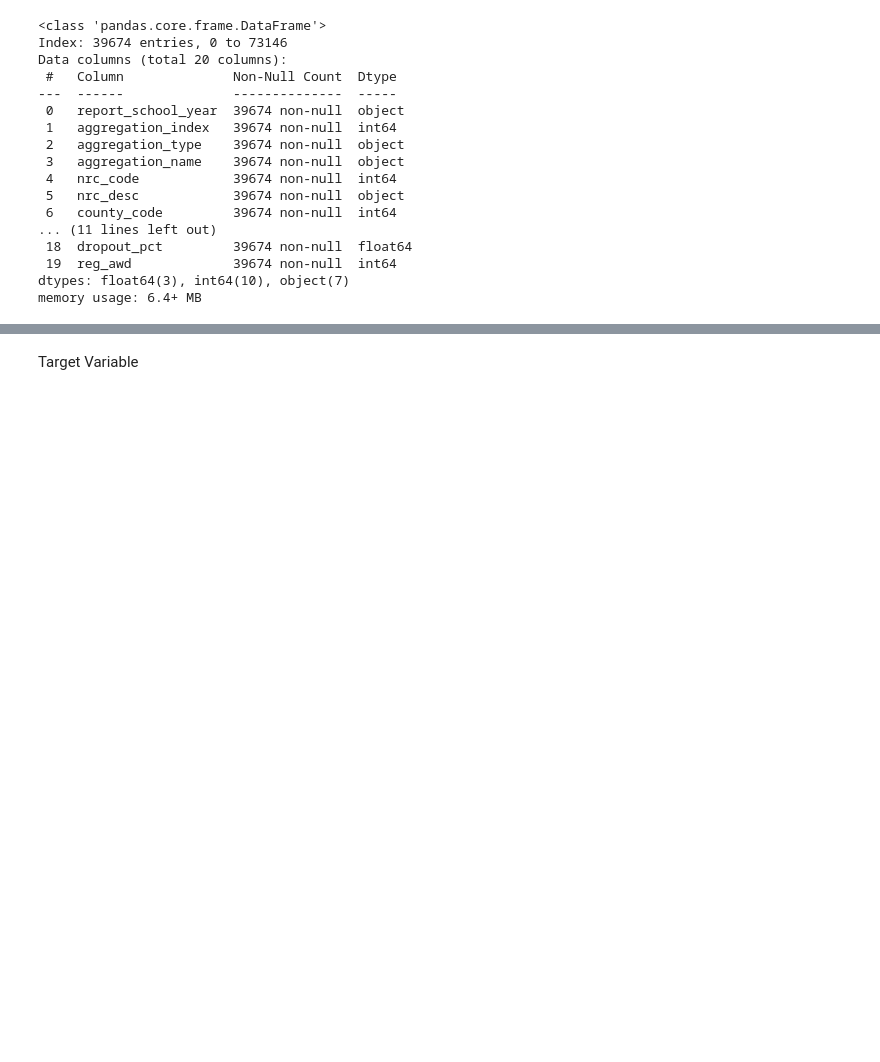
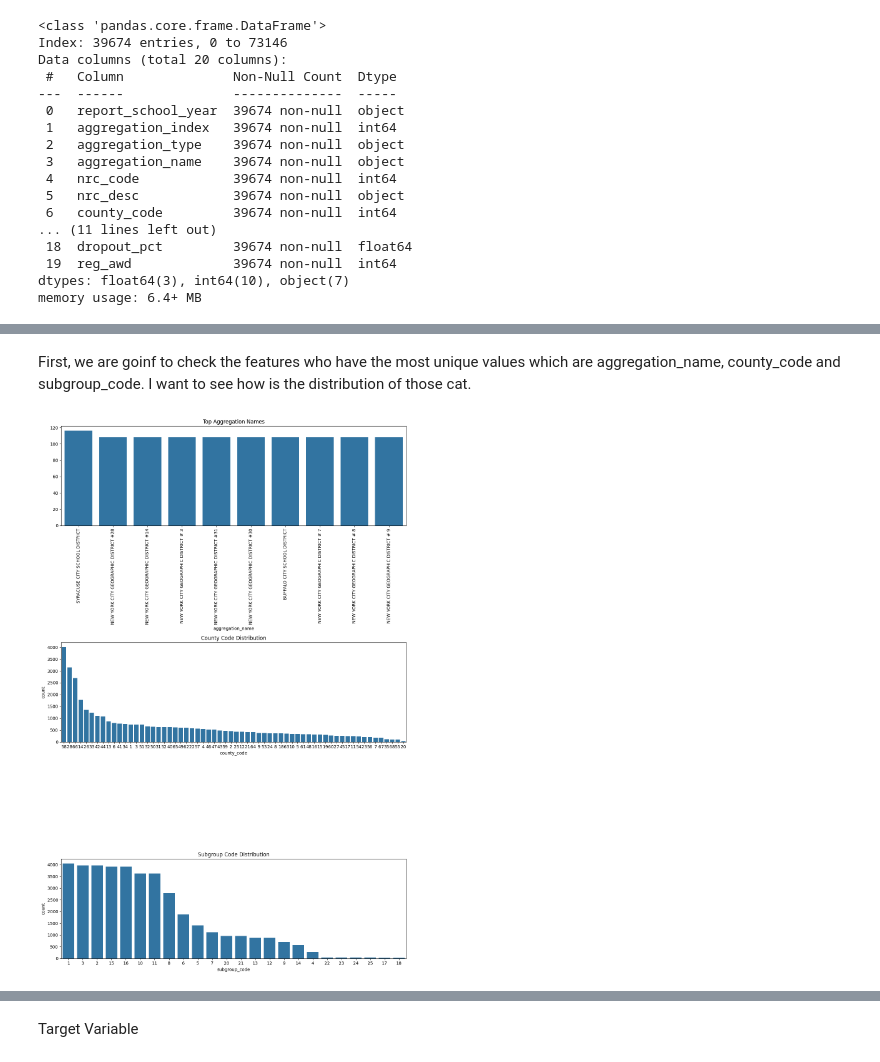
Before and after one commit to benbesthof/HighSchoolDropouts, a Jupyter notebook: B_Besthof_M11_assn.ipynb, the cells around one changed output, grey strips where cells are left out. Cells and saved outputs as stored; diff of their text form; code cells hidden in the pictures; blank space fills up the shorter version.

```diff
--- a/B_Besthof_M11_assn.ipynb
+++ b/B_Besthof_M11_assn.ipynb
@@ -229,0 +665,6 @@ len(df['report_school_year'].value_counts().index)
+# %%
+# Drop columns with no variance
+df_copy.drop(columns=['aggregation_index', 'aggregation_type'], inplace=True)
+
+# Drop the descriptive counterparts of code columns, retaining the codes
+df_copy.drop(columns=['nrc_desc', 'county_name', 'subgroup_name'], inplace=True)
@@ -229,0 +683,29 @@ len(df['report_school_year'].value_counts().index)
+# %% [markdown]
+First, we are goinf to check the features who have the most unique values which are aggregation_name, county_code and subgroup_code. I want to see how is the distribution of those cat.
+# %%
+# Define the number of top categories
+TOP_CATEGORIES = 10
+
+# Set up the matplotlib figure
+fig, axes = plt.subplots(3, 1, figsize=(12, 18))
+
+# Aggregation Name
+top_aggregation_names = df_copy['aggregation_name'].value_counts().nlargest(TOP_CATEGORIES)
+sns.barplot(ax=axes[0], x=top_aggregation_names.index, y=top_aggregation_names.values)
+axes[0].set_title('Top Aggregation Names')
+axes[0].tick_params(axis='x', rotation=90)
+
+# County Code
+# Make sure to use the correct column name as it appears in df_copy
+sns.countplot(ax=axes[1], x='county_code', data=df_copy, order=df_copy['county_code'].value_counts().index)
+axes[1].set_title('County Code Distribution')
+
+# Subgroup Code
+# Again, use the correct column name here. It should be all lowercase if that's how it is in your DataFrame
+sns.countplot(ax=axes[2], x='subgroup_code', data=df_copy, order=df_copy['subgroup_code'].value_counts().index)
+axes[2].set_title('Subgroup Code Distribution')
+
+plt.tight_layout()
+plt.show()
+# %% [output]
+[figure, added]
```
Also changed, not shown: parts of 81 cells of this notebook.
